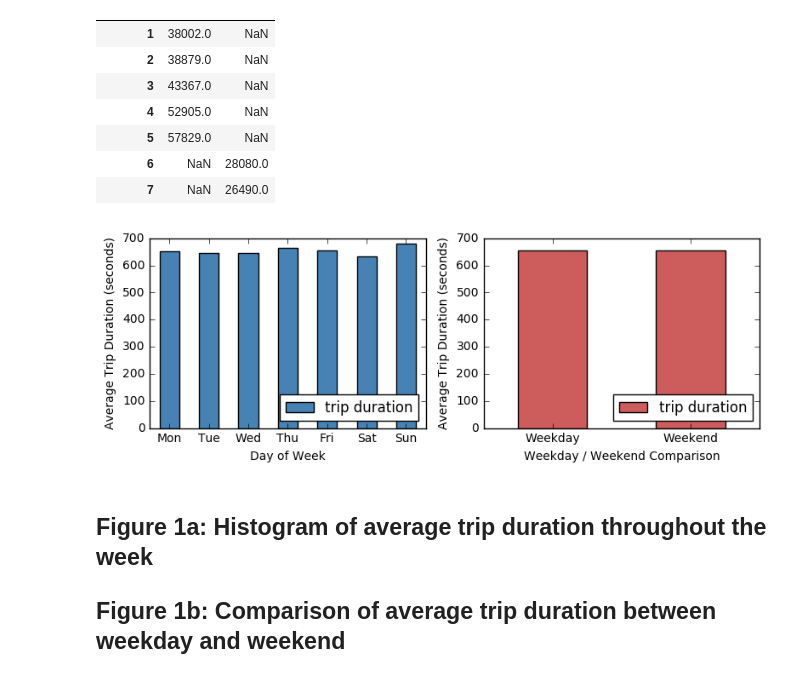
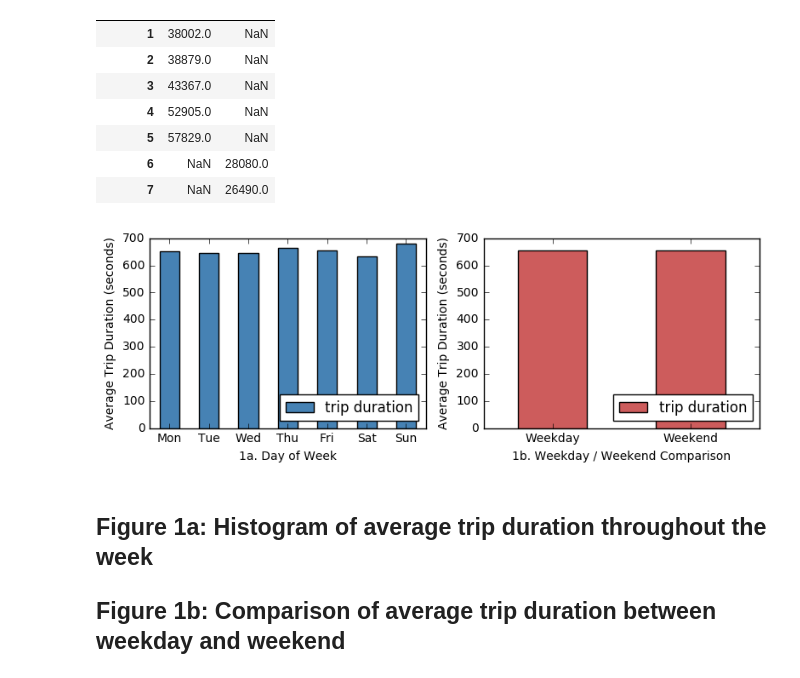
Before and after one commit to ywnch/PUI2017_ywc249, a Jupyter notebook: HW3_ywc249/HW3-2.ipynb, the cells around one changed output. Cells and saved outputs as stored; diff of their text form; code cells hidden in the pictures.

```diff
--- a/HW3_ywc249/HW3-2.ipynb
+++ b/HW3_ywc249/HW3-2.ipynb
@@ -109,32 +109,32 @@ g1.count().unstack()
 # %%
 g2 = df['tripduration'].groupby([df['day']])
 g3 = df['tripduration'].groupby([df['weekend']])
 
 fig = pl.figure(figsize(8,3))
 
 # Plot the histogram of average trip duration base on day of week
 ax1 = fig.add_subplot(121)
 (g2.mean()).plot(kind="bar", color='SteelBlue', label='trip duration')
 
 ax1.xaxis.set_ticklabels(['Mon', 'Tue', 'Wed', 'Thu', 'Fri', 'Sat', 'Sun'], fontsize=10, rotation=0)
 #ax1.set_ylim(bottom=620, top=700)
-ax1.set_xlabel('Day of Week')
+ax1.set_xlabel('1a. Day of Week')
 ax1.set_ylabel('Average Trip Duration (seconds)')
 ax1.legend(loc='lower right')
 
 # Plot the histogram of average trip duration base on weekdays/weekend
 ax2 = fig.add_subplot(122)
 (g3.mean()).plot(kind="bar", color='IndianRed', label='trip duration')
 
 ax2.xaxis.set_ticklabels(['Weekday', 'Weekend'], fontsize=10, rotation=0)
 #ax2.set_ylim(bottom=620, top=700)
-ax2.set_xlabel('Weekday / Weekend Comparison')
+ax2.set_xlabel('1b. Weekday / Weekend Comparison')
 ax2.set_ylabel('Average Trip Duration (seconds)')
 ax2.legend(loc='lower right')
 
 fig.tight_layout()
 # %% [output]
-[figure, old version]
+[figure, new version]
 # %% [markdown]
 ## Figure 1a: Histogram of average trip duration throughout the week
 ## Figure 1b: Comparison of average trip duration between weekday and weekend
```
Also changed, not shown: parts of 2 cells of this notebook.
